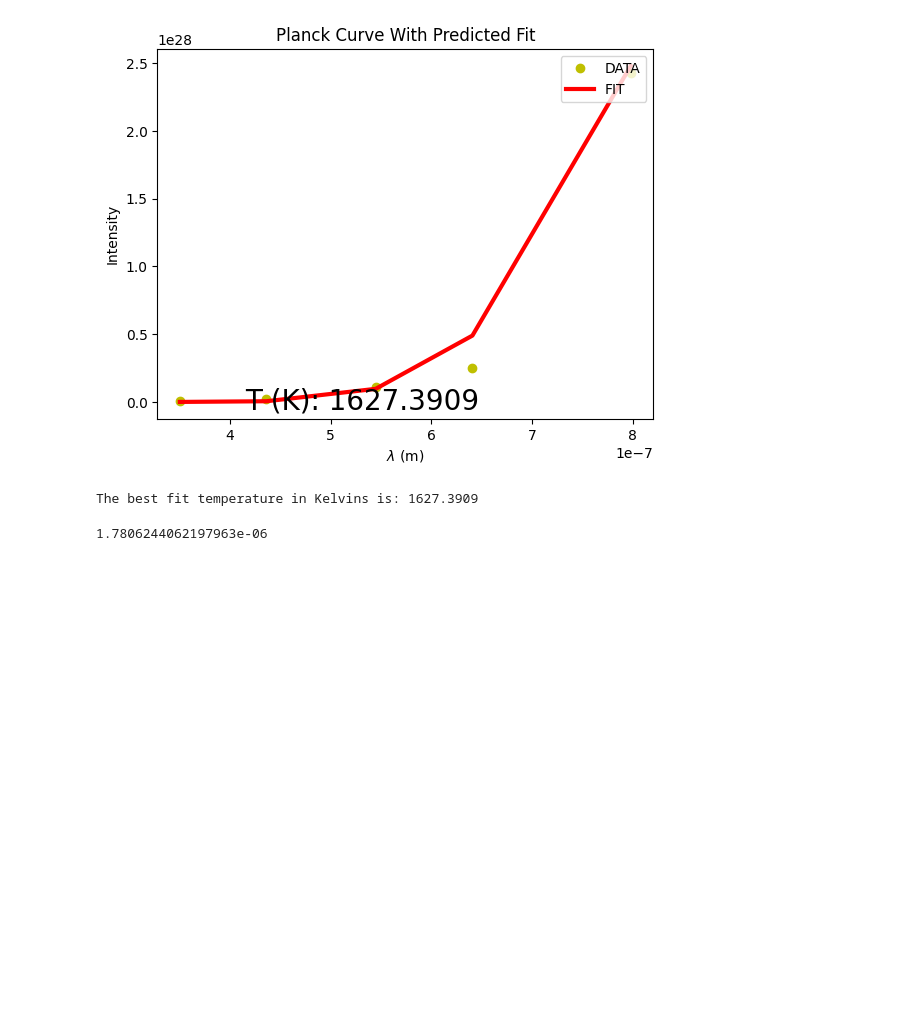
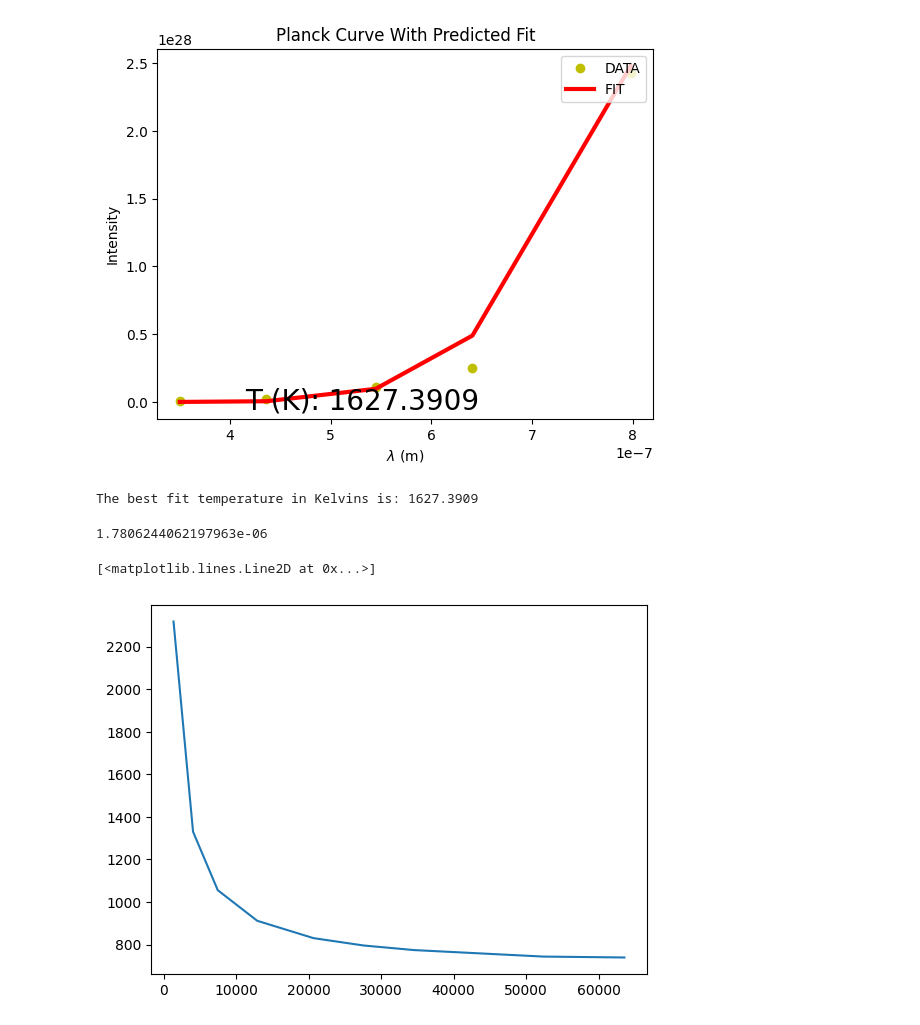
Before and after one commit to StephenJohnson-CardiffUni/Astro, a Jupyter notebook: PlankFitForWeBo.ipynb, the cells around one changed output. Cells and saved outputs as stored; diff of their text form; code cells hidden in the pictures; blank space fills up the shorter version.

```diff
--- a/PlankFitForWeBo.ipynb
+++ b/PlankFitForWeBo.ipynb
@@ -30,3 +32,13 @@ print(peak)
 #1781nm Short IR
 # %% [output]
 1.7806244062197963e-06
+# %%
+Intensity=np.array([739.2405,743.4583,774.0023,795.5955,830.1824,911.6323,1055.54,1330.353,2317.993])
+area=     np.array([63575   ,52381   ,34535   ,27558   ,20639   ,12878   ,7428   ,4018    ,1322])
+
+import matplotlib.pyplot as plt
+
+plt.plot(area,Intensity)
+# %% [output]
+[<matplotlib.lines.Line2D at 0x...>]
+[figure, added]
```
Also changed, not shown: parts of 1 cell of this notebook.
